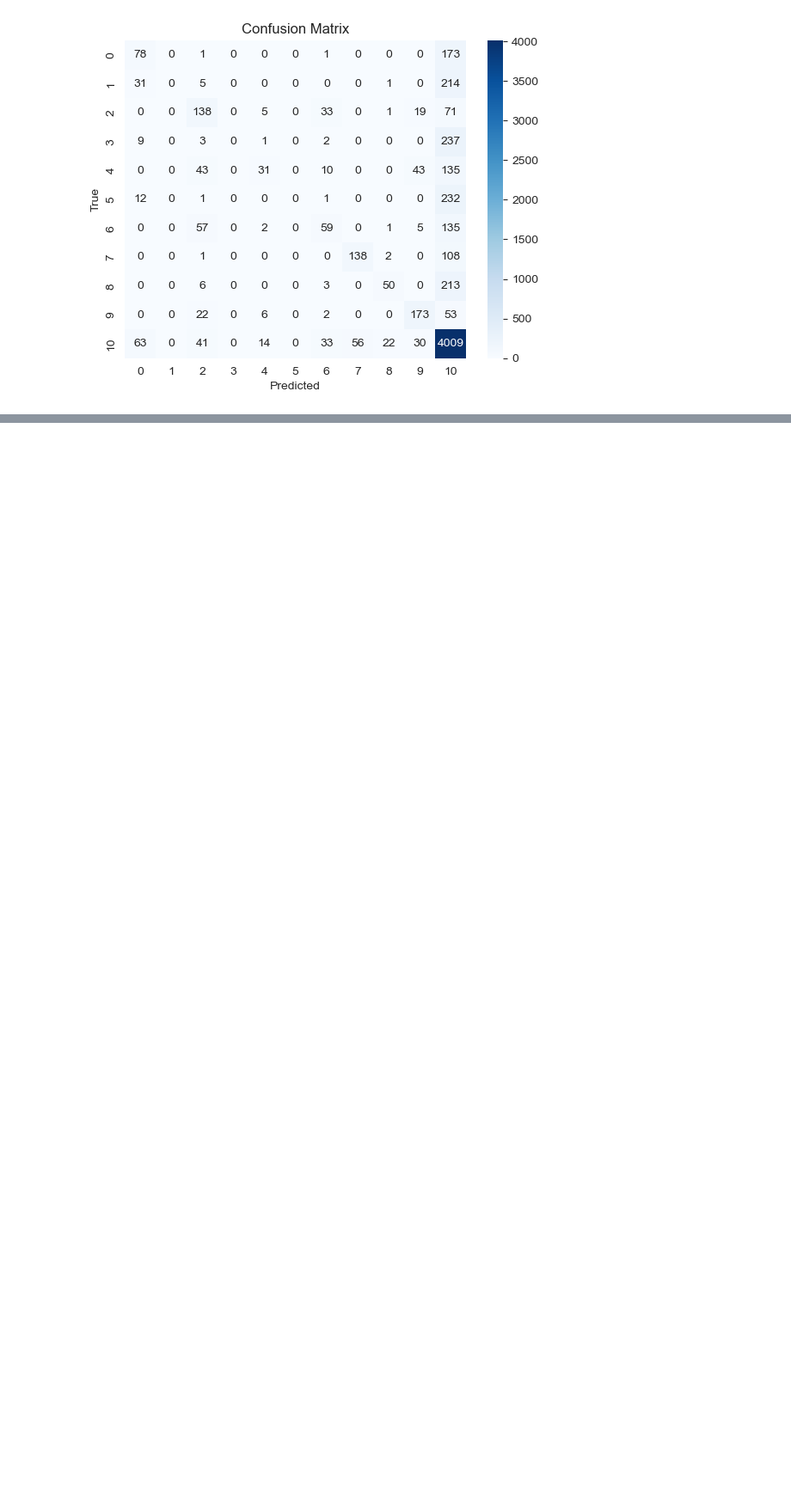
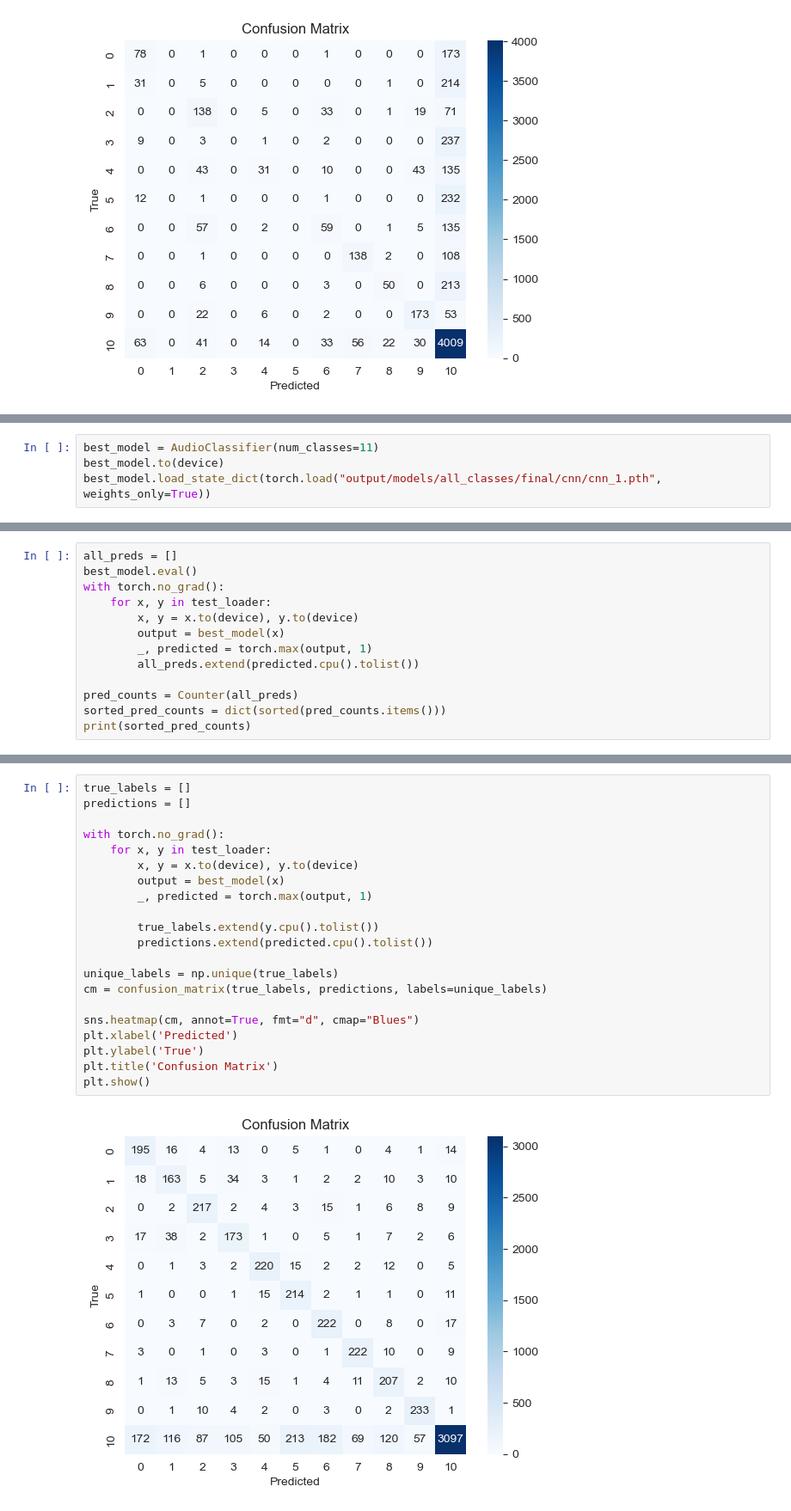
Before and after one commit to kubek22/deep_learning_project_2, a Jupyter notebook: cnn_tests.ipynb, the cells around one changed output, grey strips where cells are left out. Shown at 86% size. Saved outputs shown, nothing was run; the diff lists cells and outputs as text; blank space fills up the shorter version.

Commit message:
images

```diff
--- a/cnn_tests.ipynb
+++ b/cnn_tests.ipynb
@@ -159,0 +162,4 @@ plt.show()
+# %%
+best_model = AudioClassifier(num_classes=11)
+best_model.to(device)
+best_model.load_state_dict(torch.load("output/models/all_classes/final/cnn/cnn_1.pth", weights_only=True))
@@ -159,0 +168,13 @@ plt.show()
+# %%
+all_preds = []
+best_model.eval()
+with torch.no_grad():
+    for x, y in test_loader:
+        x, y = x.to(device), y.to(device)
+        output = best_model(x)
+        _, predicted = torch.max(output, 1)
+        all_preds.extend(predicted.cpu().tolist())
+
+pred_counts = Counter(all_preds)
+sorted_pred_counts = dict(sorted(pred_counts.items()))
+print(sorted_pred_counts)
@@ -159,0 +183,23 @@ plt.show()
+# %%
+true_labels = []
+predictions = []
+
+with torch.no_grad():
+    for x, y in test_loader:
+        x, y = x.to(device), y.to(device)
+        output = best_model(x)
+        _, predicted = torch.max(output, 1)
+
+        true_labels.extend(y.cpu().tolist())
+        predictions.extend(predicted.cpu().tolist())
+
+unique_labels = np.unique(true_labels)
+cm = confusion_matrix(true_labels, predictions, labels=unique_labels)
+
+sns.heatmap(cm, annot=True, fmt="d", cmap="Blues")
+plt.xlabel('Predicted')
+plt.ylabel('True')
+plt.title('Confusion Matrix')
+plt.show()
+# %% [output]
+[figure, added]
```
Also changed, not shown: parts of 3 cells of this notebook, 9 other files.
